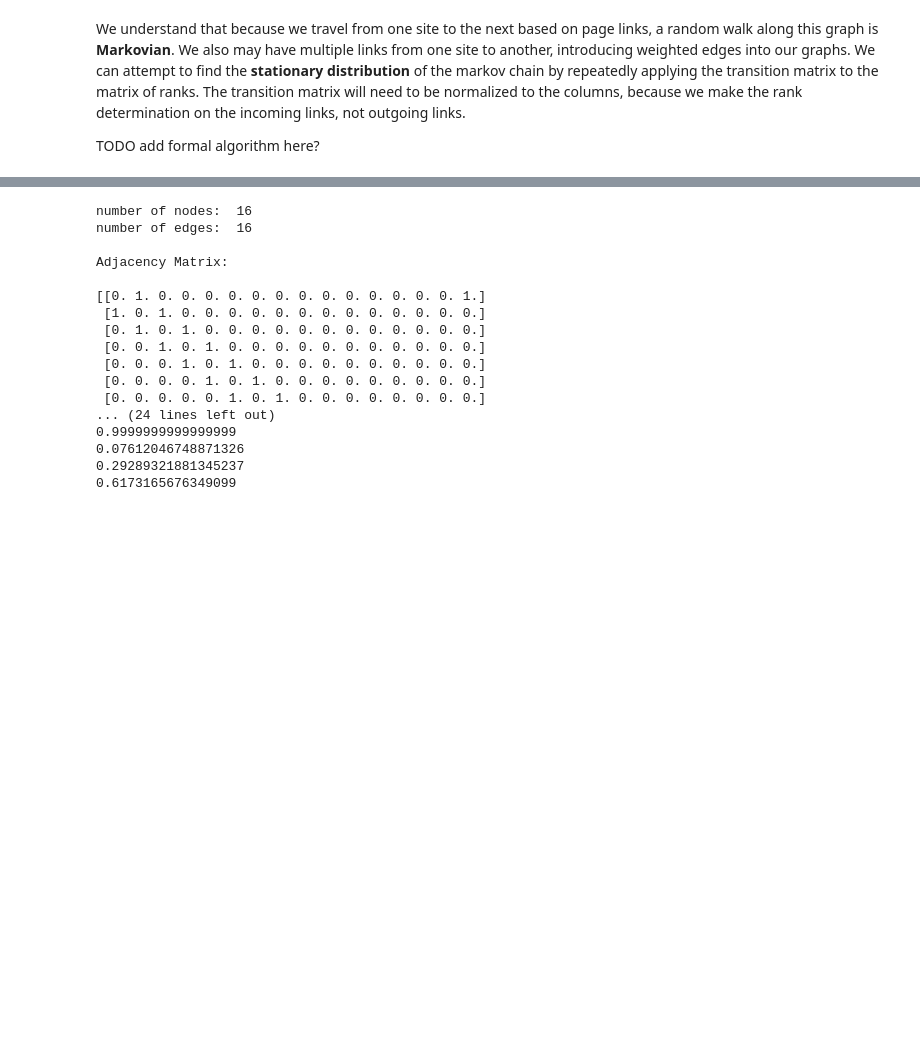
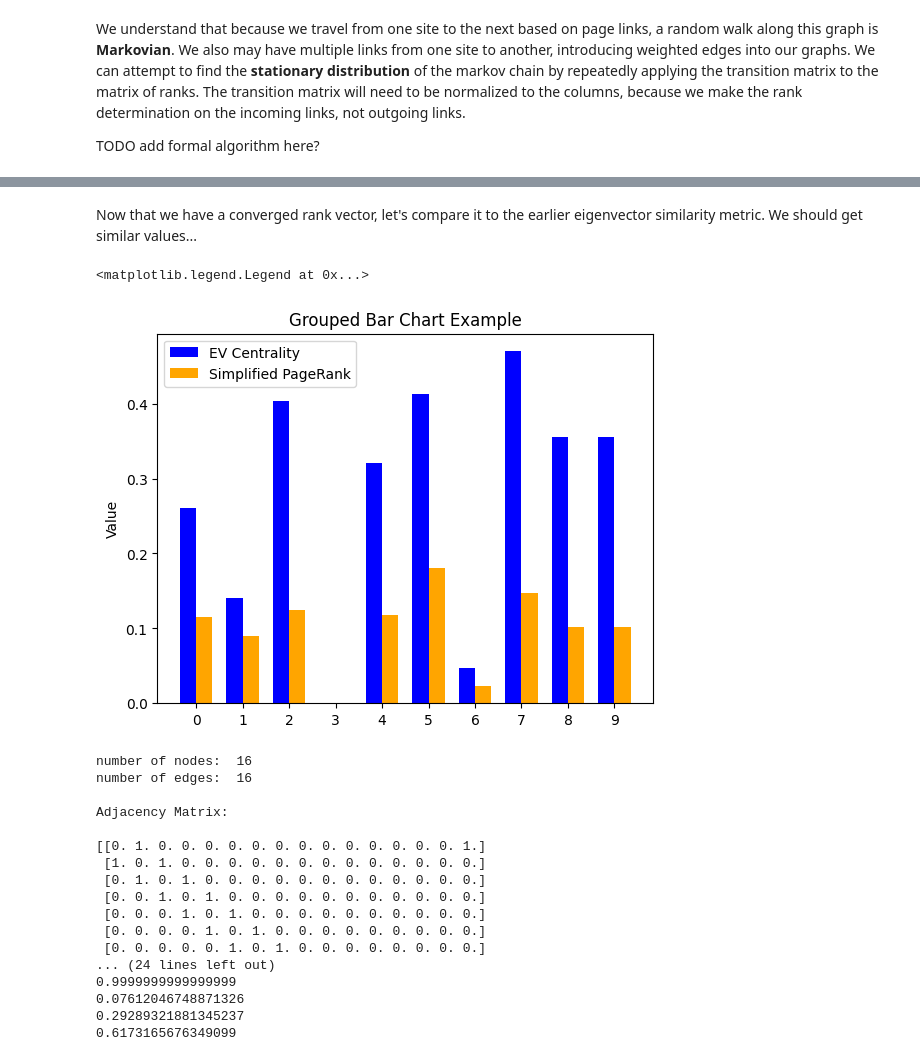
Before and after one commit to vviggyy/mc_pagerank, a Jupyter notebook: mc_pagerank.ipynb, the cells around one changed output, grey strips where cells are left out. Drawn from its saved outputs; the diff is of its cells as text; code cells hidden in the pictures; blank space fills up the shorter version.

```diff
--- a/mc_pagerank.ipynb
+++ b/mc_pagerank.ipynb
@@ -72,12 +72,12 @@ Intuitively, the vector of centrality measures for each node is just the corresp
 #demonstration of eigenvector centrality
 
 graph_ev = nx.gnp_random_graph(n=10, p=0.3, directed=True, seed=101)
-dc = nx.eigenvector_centrality(graph_ev)
+ev = nx.eigenvector_centrality(graph_ev)
 
 # 4. Draw the graph
 pos = nx.shell_layout(graph_ev)
 nx.draw(graph_ev, pos, with_labels=True,
-        node_color= list(dc.values()),
+        node_color= list(ev.values()),
         edge_color='gray',
         arrows=True,
         arrowstyle='->',
@@ -140,3 +145,20 @@ KeyboardInterrupt:
+# %% [markdown]
+Now that we have a converged rank vector, let's compare it to the earlier eigenvector similarity metric. We should get similar values...
+# %%
+x = np.arange(n)
+width = 0.35
+
+plt.bar(x - width/2, ev.values(), width, label='EV Centrality', color='blue')
+plt.bar(x + width/2, rank, width, label='Simplified PageRank', color='orange')
+
+# Labeling
+plt.xticks(x)
+plt.ylabel('Value')
+plt.title('Grouped Bar Chart Example')
+plt.legend()
+# %% [output]
+<matplotlib.legend.Legend at 0x...>
+[figure, added]
 # %%
 # Test the networkx library
 graph = nx.cycle_graph(16)
```
Also changed, not shown: parts of 1 cell of this notebook.
